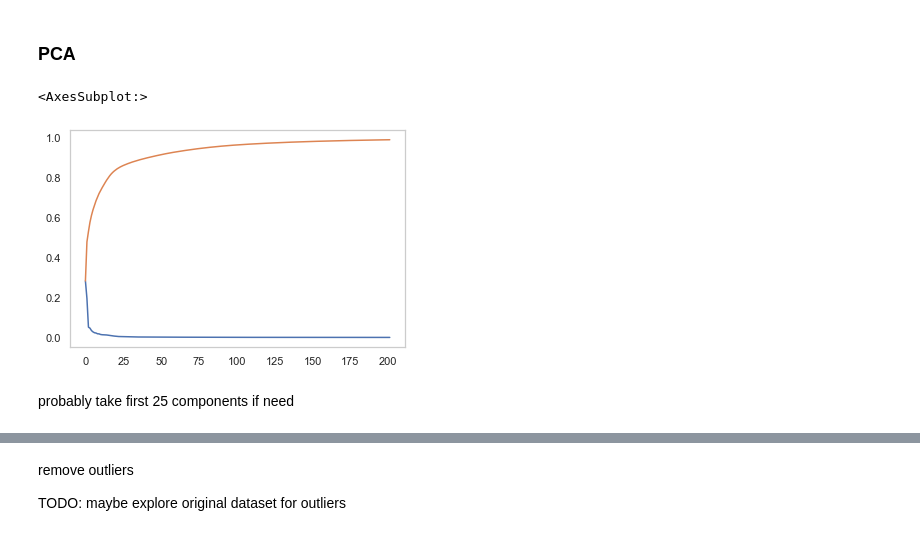
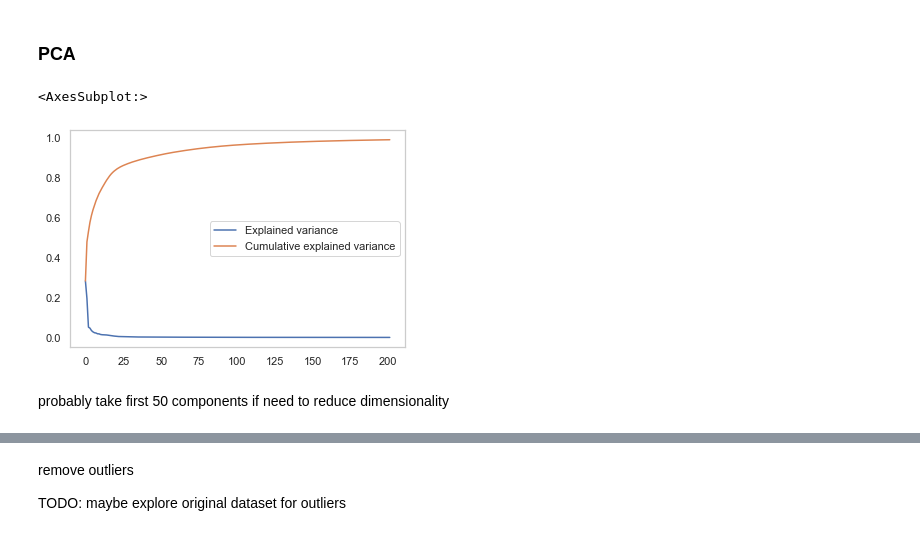
Before and after one commit to thxi/hse_embeddings, a Jupyter notebook: notebooks/EDA clusters.ipynb, the cells around one changed output, grey strips where cells are left out. Drawn from its saved outputs; the diff is of its cells as text; code cells hidden in the pictures.

```diff
--- a/notebooks/EDA clusters.ipynb
+++ b/notebooks/EDA clusters.ipynb
@@ -126,3 +141,6 @@ tmp
 | 202 | NaN | NaN | NaN | NaN | Снегоходы | 194 |
 | 203 | NaN | NaN | NaN | NaN | Мануальные терапевты | 201 |
 204 rows × 6 columns
+# %%
+tmp = tmp.sort_values('mean', ascending=False)
+tmp[:30]
@@ -414,13 +453,13 @@ X_red = pca.fit_transform(X)
 cum_var = np.cumsum(pca.explained_variance_ratio_)
 # %%
 expl_var = pca.explained_variance_ratio_[cum_var < 0.99]
-sns.lineplot(x=list(range(len(expl_var))), y=expl_var)
-sns.lineplot(x=list(range(len(expl_var))), y=cum_var[cum_var < 0.99])
+sns.lineplot(x=list(range(len(expl_var))), y=expl_var, label='Explained variance')
+sns.lineplot(x=list(range(len(expl_var))), y=cum_var[cum_var < 0.99], label='Cumulative explained variance')
 # %% [output]
 <AxesSubplot:>
-[figure, old version]
+[figure, new version]
 # %% [markdown]
-probably take first 25 components if need
+probably take first 50 components if need to reduce dimensionality
 # %%
 X_red = X_red[:, :2]
 # %%
```
Also changed, not shown: parts of 41 cells of this notebook, 6 other files.
